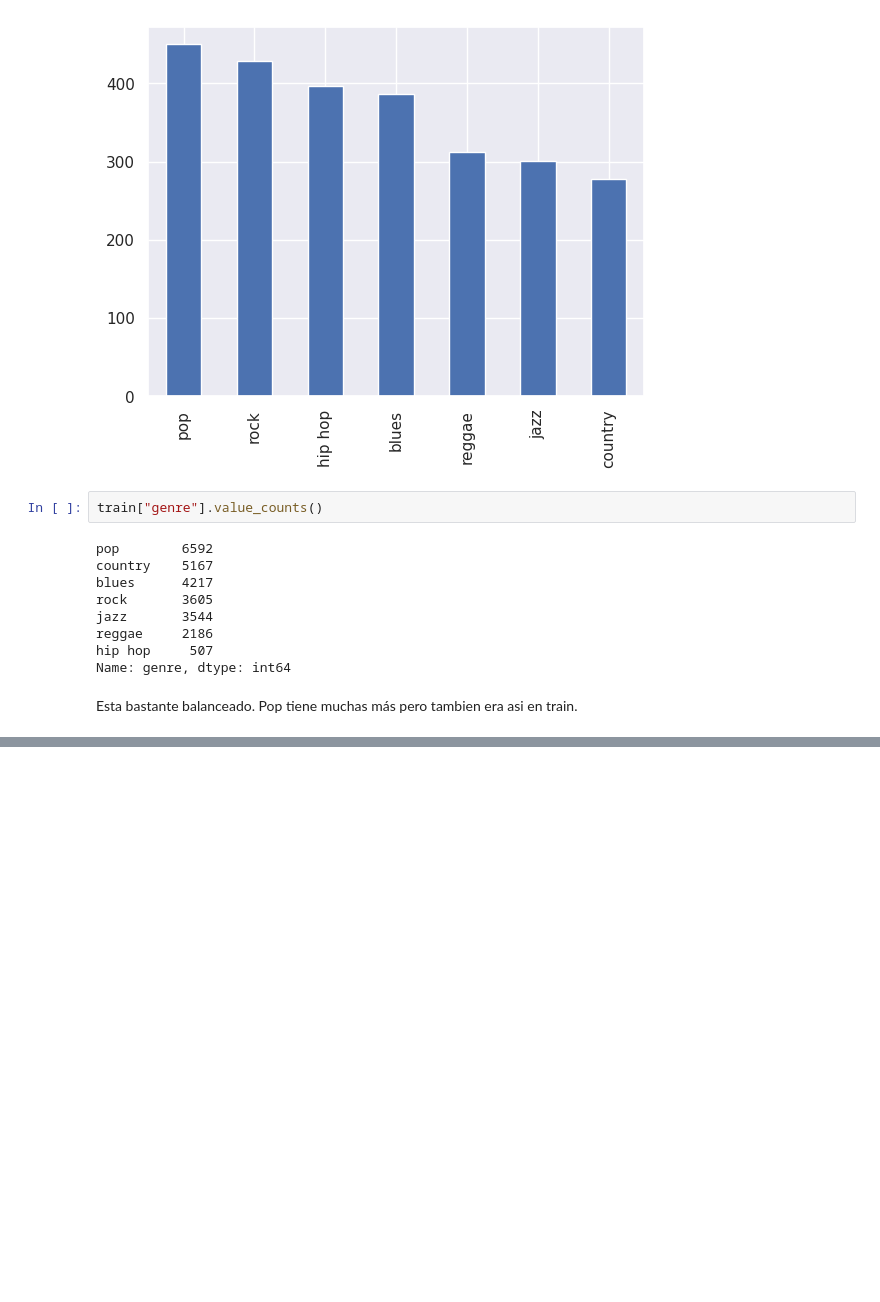
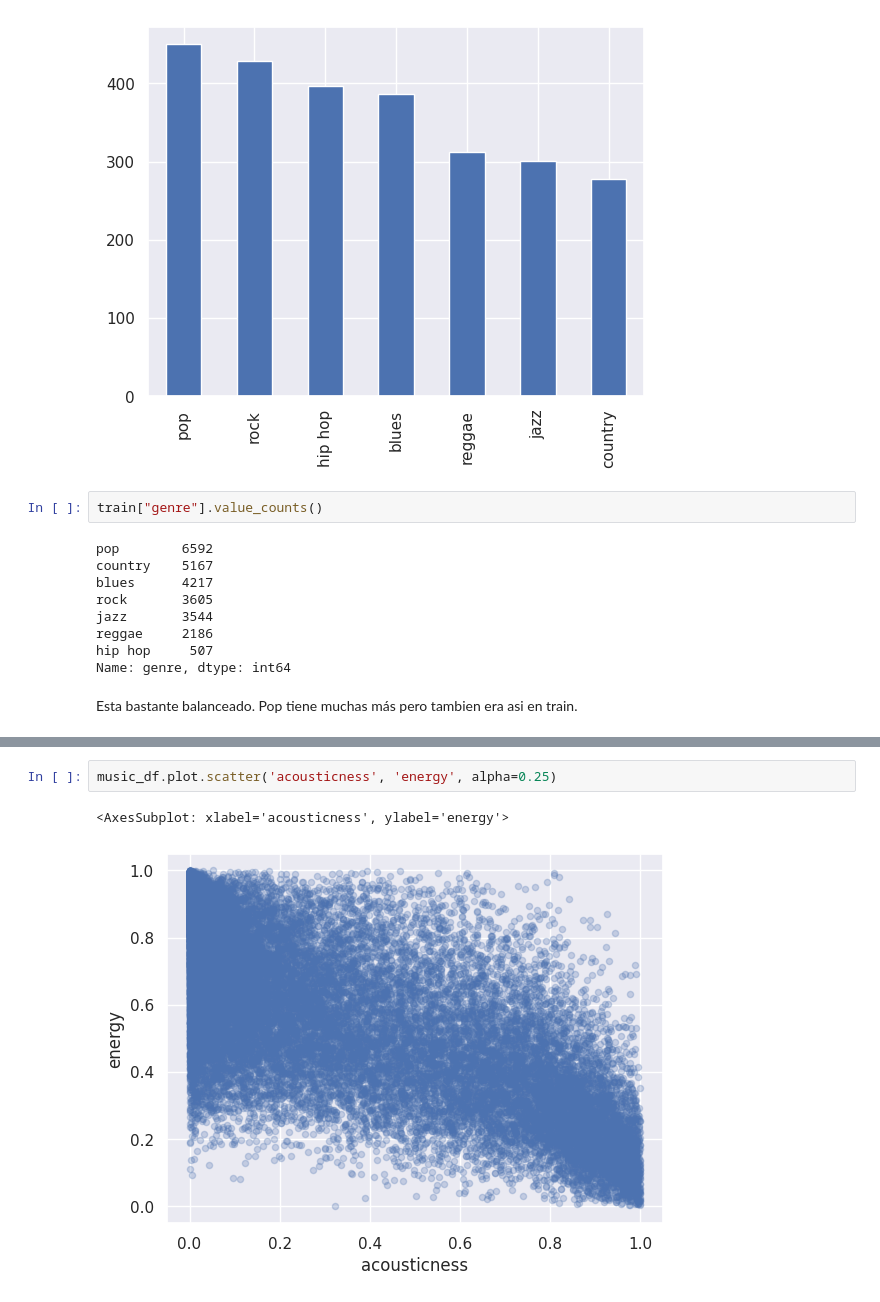
Before and after one commit to LaureanoMuniz/tp3ML, a Jupyter notebook: tp3/AnalisisExploratorio.ipynb, the cells around one changed output, grey strips where cells are left out. Drawn from its saved outputs; the diff is of its cells as text; blank space fills up the shorter version.

```diff
--- a/tp3/AnalisisExploratorio.ipynb
+++ b/tp3/AnalisisExploratorio.ipynb
@@ -291,0 +296,5 @@ Esta bastante balanceado. Pop tiene muchas más pero tambien era asi en train.
+# %%
+music_df.plot.scatter('acousticness', 'energy', alpha=0.25)
+# %% [output]
+<AxesSubplot: xlabel='acousticness', ylabel='energy'>
+[figure, added]
```
Also changed, not shown: parts of 6 cells of this notebook.
